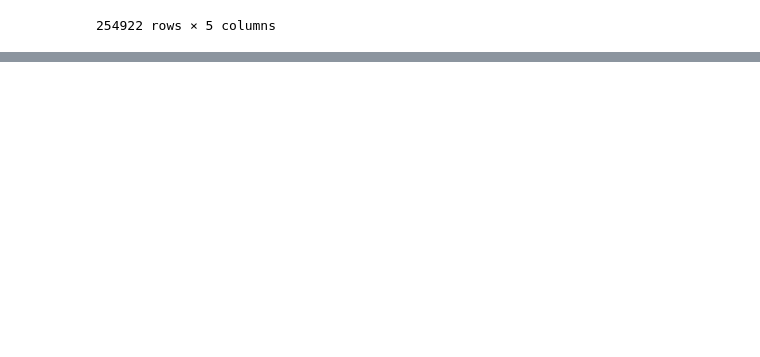
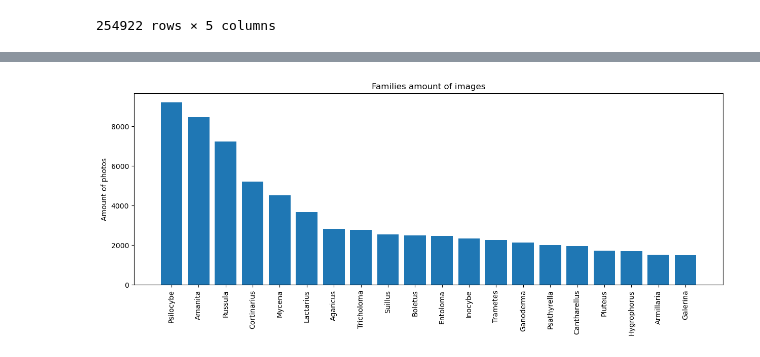
Before and after one commit to AAYamoldin/mushrooms_family_classification, a Jupyter notebook: main.ipynb, the cells around one changed output, grey strips where cells are left out. Cells and saved outputs as stored; diff of their text form; code cells hidden in the pictures; blank space fills up the shorter version.

```diff
--- a/main.ipynb
+++ b/main.ipynb
@@ -127,2 +143,12 @@ families.sum()
+# %%
+fig, axes = plt.subplots(figsize=(15,5), dpi=100)
+plt.bar(families.index, height=families)
+plt.xticks(rotation=90)
+plt.title('Families amount of images')
+plt.ylabel('Amount of photos')
+plt.savefig('Families_amount_of_images.png', bbox_inches='tight')
+plt.show()
+# %% [output]
+[figure, added]
 # %%
 # Составим датасет, состоящий только из топ-100 грибных семейств
```
Also changed, not shown: parts of 21 cells of this notebook, 13 other files.
